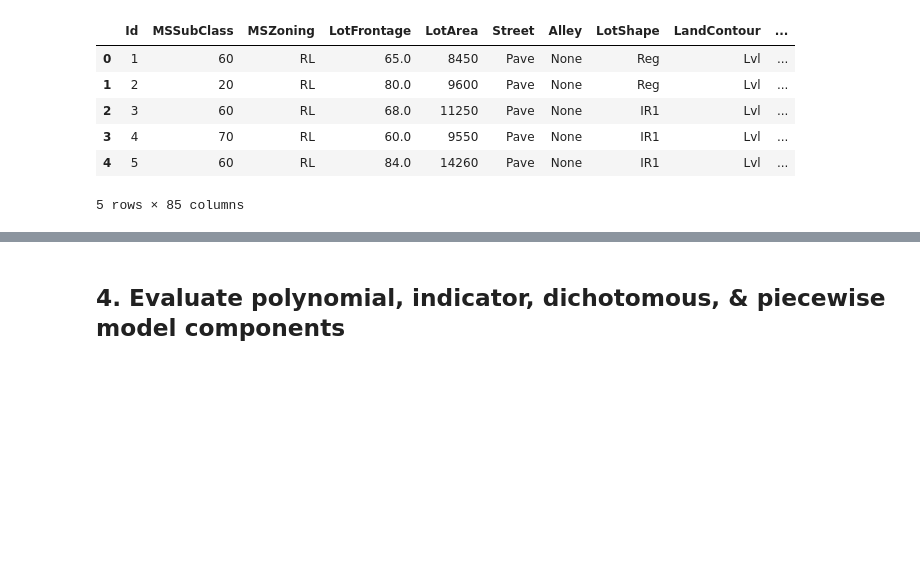
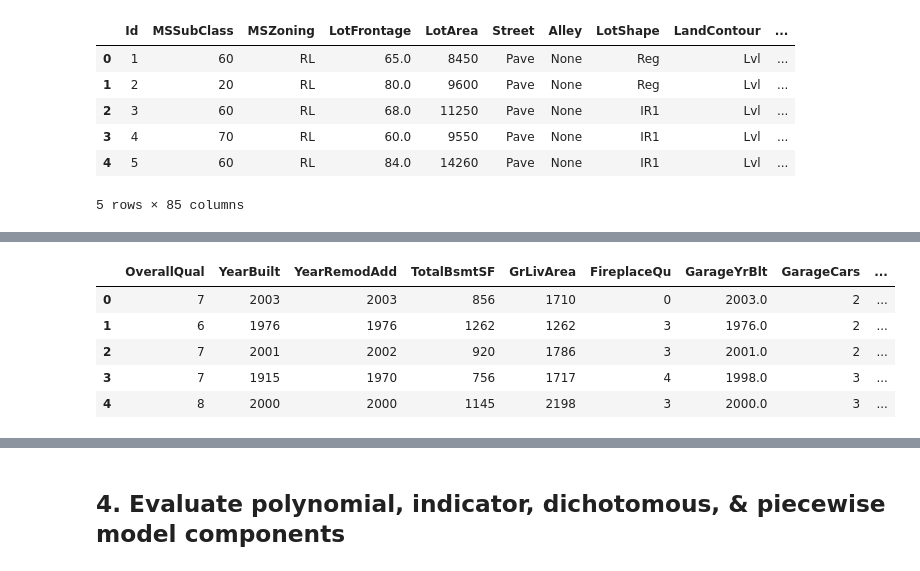
Before and after one commit to DrakeData/House_Price_EDA, a Jupyter notebook: MSDS422_Assignment2.ipynb, the cells around one changed output, grey strips where cells are left out. Cells and saved outputs as stored; diff of their text form; code cells hidden in the pictures; blank space fills up the shorter version.

```diff
--- a/MSDS422_Assignment2.ipynb
+++ b/MSDS422_Assignment2.ipynb
@@ -250,0 +157,5 @@ plt.show()
+# %%
+for i in range(0, len(corr_x) - 1):
+    for j in range(i + 1, len(corr_x)):
+        if(corr_x.iloc[i, j] < -0.6 or corr_x.iloc[i, j] > 0.6):
+            print(f"corr: {corr_x.iloc[i, j]}, row: {i}, column: {j}; {corr_x.index[i]}, {corr_x.index[j]}")
@@ -250,0 +181,4 @@ plt.show()
+# %%
+# from the information above, we want to drop '1stFlrSF', 'FullBath', 'TotRmsAbvGrd', and 'GarageArea'
+num_cols = [i for i in x_num_only.columns if i not in ['1stFlrSF', 'FullBath', 'TotRmsAbvGrd', 'GarageArea']]
+num_cols
@@ -250,0 +197,10 @@ plt.show()
+# %%
+num_df_train = x_train[num_cols]
+num_df_train.head()
+# %% [output]
+|  | OverallQual | YearBuilt | YearRemodAdd | TotalBsmtSF | GrLivArea | FireplaceQu | GarageYrBlt | GarageCars | ... |
+| 0 | 7 | 2003 | 2003 | 856 | 1710 | 0 | 2003.0 | 2 | ... |
+| 1 | 6 | 1976 | 1976 | 1262 | 1262 | 3 | 1976.0 | 2 | ... |
+| 2 | 7 | 2001 | 2002 | 920 | 1786 | 3 | 2001.0 | 2 | ... |
+| 3 | 7 | 1915 | 1970 | 756 | 1717 | 4 | 1998.0 | 3 | ... |
+| 4 | 8 | 2000 | 2000 | 1145 | 2198 | 3 | 2000.0 | 3 | ... |
```
Also changed, not shown: parts of 105 cells of this notebook, 1 other file.
